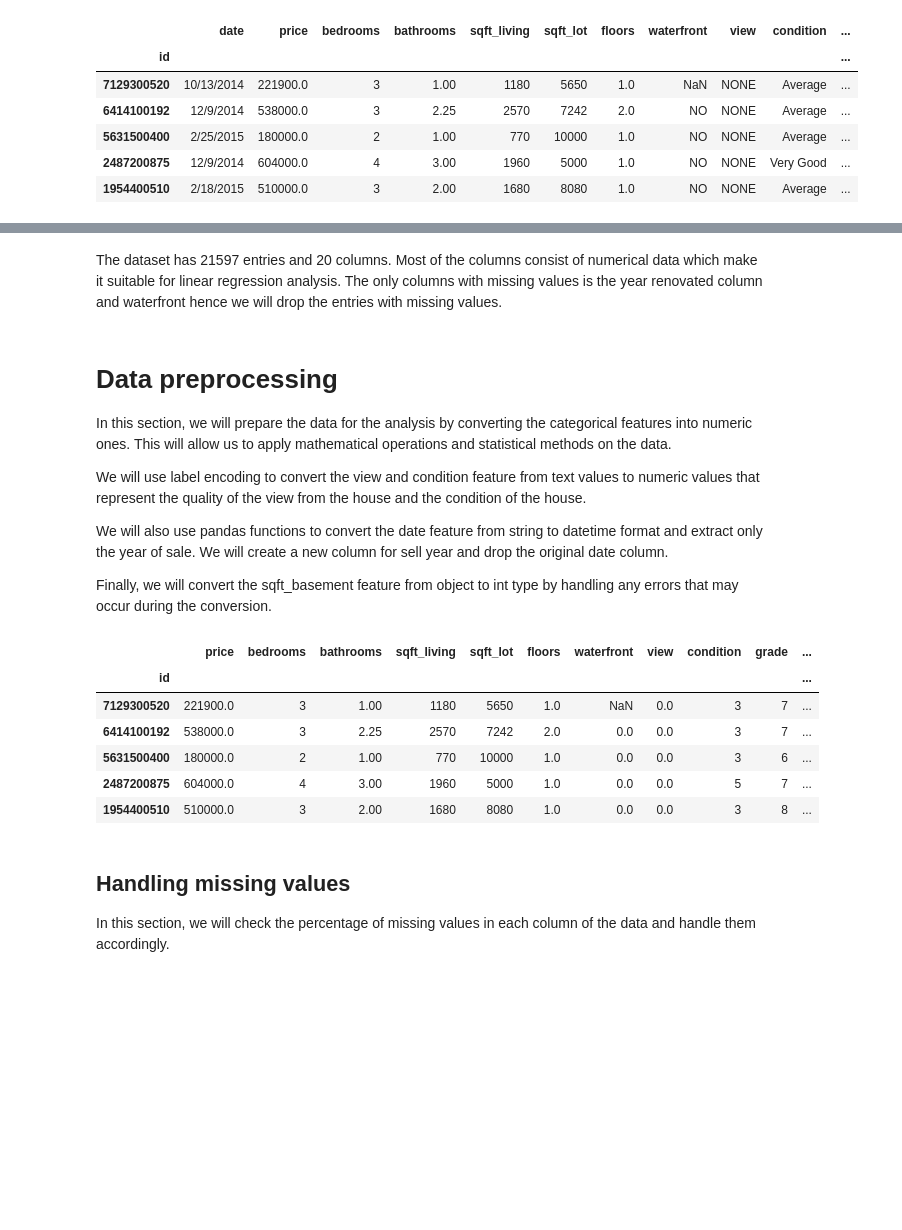
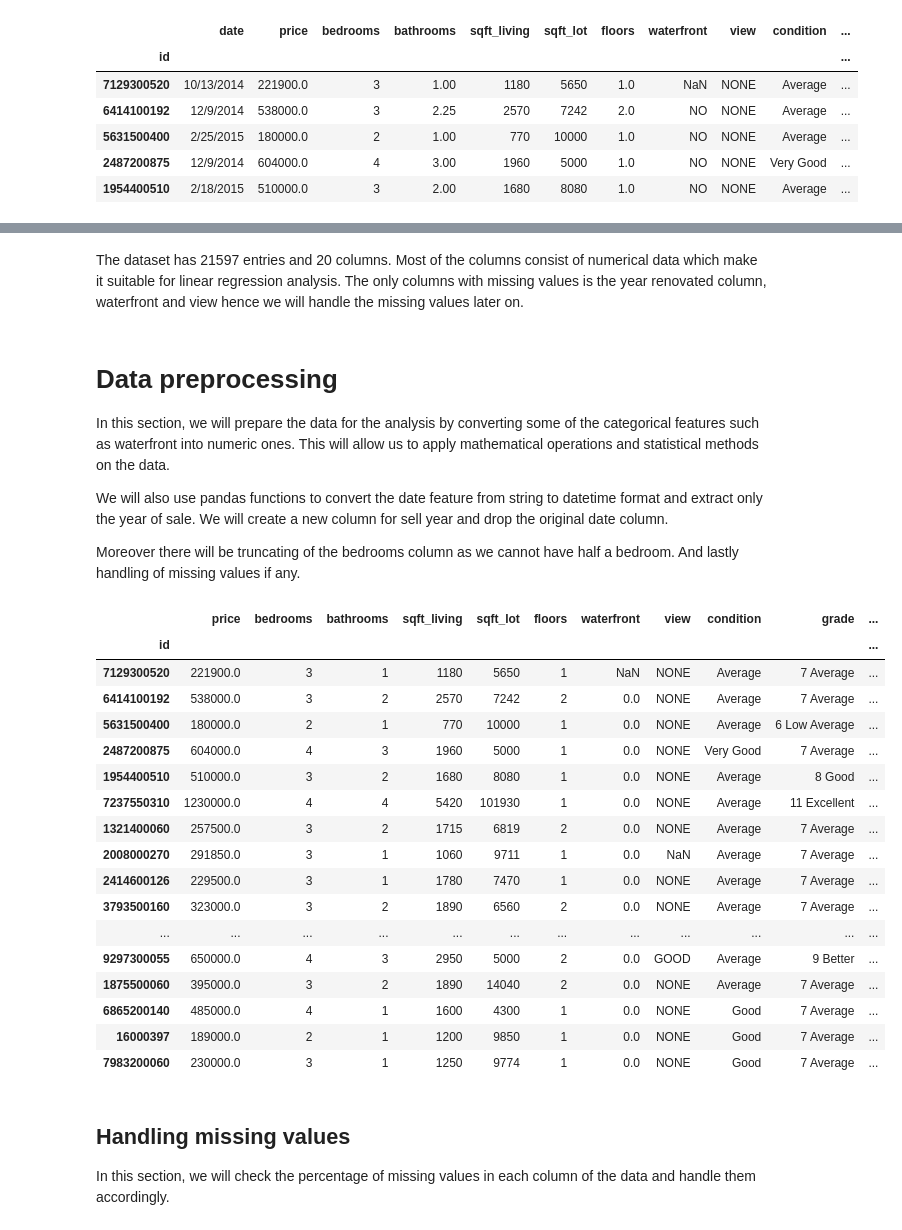
Before and after one commit to FrankOyugi/phase-2-project-real-estate-data-analysis, a Jupyter notebook: student.ipynb, the cells around one changed output, grey strips where cells are left out. Saved outputs shown, nothing was run; the diff lists cells and outputs as text; code cells hidden in the pictures; blank space fills up the shorter version.

Commit message:
correct transformed values and change back to categorical variables

```diff
--- a/student.ipynb
+++ b/student.ipynb
@@ -117,13 +132,12 @@ dtypes: float64(6), int64(8), object(6)
 memory usage: 3.5+ MB
 # %% [markdown]
 The dataset has 21597 entries and 20 columns. Most of the columns consist of numerical data which make it suitable for linear regression analysis.
-The only columns with missing values is the year renovated column and waterfront hence we will drop the entries with missing values.
+The only columns with missing values is the year renovated column, waterfront and view hence we will handle the  missing values later on.
 # %% [markdown]
 # Data preprocessing
-In this section, we will prepare the data for the analysis by converting the categorical features into numeric ones. This will allow us to apply mathematical operations and statistical methods on the data.
-
-We will use label encoding to convert the view and condition feature from text values to numeric values that represent the quality of the view from the house and the condition of the house.
+In this section, we will prepare the data for the analysis by converting some of the categorical features such as waterfront into numeric ones. This will allow us to apply mathematical operations and statistical methods on the data.
 
 We will also use pandas functions to convert the date feature from string to datetime format and extract only the year of sale. We will create a new column for sell year and drop the original date column.
 
-Finally, we will convert the sqft_basement feature from object to int type by handling any errors that may occur during the conversion.
+Moreover there will be truncating of the bedrooms column as we cannot have half a bedroom.
+And lastly handling of missing values if any.
@@ -133,17 +144,6 @@ data['view'].replace(to_replace=['NONE', 'AVERAGE', 'GOOD', 'FAIR', 'EXCELLENT']
-# %%
-# Condition' column transformation to integer
-data['condition'].replace(to_replace=['Poor', 'Fair', 'Average', 'Good', 'Very Good'], value=[1, 2, 3, 4, 5], inplace=True)
-# %%
-#Grade' column transformation
-data['grade'].replace(to_replace=['7 Average', '6 Low Average', '8 Good', '11 Excellent', '9 Better',
-       '5 Fair', '10 Very Good', '12 Luxury', '4 Low', '3 Poor',
-       '13 Mansion'], value=[7, 6, 8, 11, 9, 5, 10, 12, 4, 3, 13], inplace=True)
 # %%
 #Waterfront' column transformation
 data['waterfront'].replace(to_replace=['NO', 'YES'], value=[0, 1], inplace=True)
-# %%
-#Changing the sqft_basement from object to int
-data['sqft_basement'] = pd.to_numeric(data['sqft_basement'], errors='coerce')
 # %%
 #Changing the date to date time
 data['date'] = pd.to_datetime(data['date'])
@@ -154,5 +154,5 @@ data.date = data['date'].dt.year
 data['sell_yr'] = pd.to_datetime(data['date'],format='%Y').dt.year
 data.drop(columns='date', inplace=True)
 # %%
-#Drop unnecessary columns
-data.drop(columns=[ 'lat', 'long','sqft_lot15'], inplace=True)
+#Drop unnecessary columns to reduce the lneght of interpretation in our model
+data.drop(columns=[ 'lat', 'long','sqft_lot15', 'zipcode', 'sqft_basement','sqft_living15', 'sqft_above'], inplace=True)
@@ -159,13 +169,24 @@ data.drop(columns=[ 'lat', 'long','sqft_lot15'], inplace=True)
 # %%
-data.head()
+data.head(20)
 # %% [output]
 |  | price | bedrooms | bathrooms | sqft_living | sqft_lot | floors | waterfront | view | condition | grade | ... |
 | id |  |  |  |  |  |  |  |  |  |  | ... |
-| 7129300520 | 221900.0 | 3 | 1.00 | 1180 | 5650 | 1.0 | NaN | 0.0 | 3 | 7 | ... |
-| 6414100192 | 538000.0 | 3 | 2.25 | 2570 | 7242 | 2.0 | 0.0 | 0.0 | 3 | 7 | ... |
-| 5631500400 | 180000.0 | 2 | 1.00 | 770 | 10000 | 1.0 | 0.0 | 0.0 | 3 | 6 | ... |
-| 2487200875 | 604000.0 | 4 | 3.00 | 1960 | 5000 | 1.0 | 0.0 | 0.0 | 5 | 7 | ... |
-| 1954400510 | 510000.0 | 3 | 2.00 | 1680 | 8080 | 1.0 | 0.0 | 0.0 | 3 | 8 | ... |
+| 7129300520 | 221900.0 | 3 | 1 | 1180 | 5650 | 1 | NaN | NONE | Average | 7 Average | ... |
+| 6414100192 | 538000.0 | 3 | 2 | 2570 | 7242 | 2 | 0.0 | NONE | Average | 7 Average | ... |
+| 5631500400 | 180000.0 | 2 | 1 | 770 | 10000 | 1 | 0.0 | NONE | Average | 6 Low Average | ... |
+| 2487200875 | 604000.0 | 4 | 3 | 1960 | 5000 | 1 | 0.0 | NONE | Very Good | 7 Average | ... |
+| 1954400510 | 510000.0 | 3 | 2 | 1680 | 8080 | 1 | 0.0 | NONE | Average | 8 Good | ... |
+| 7237550310 | 1230000.0 | 4 | 4 | 5420 | 101930 | 1 | 0.0 | NONE | Average | 11 Excellent | ... |
+| 1321400060 | 257500.0 | 3 | 2 | 1715 | 6819 | 2 | 0.0 | NONE | Average | 7 Average | ... |
+| 2008000270 | 291850.0 | 3 | 1 | 1060 | 9711 | 1 | 0.0 | NaN | Average | 7 Average | ... |
+| 2414600126 | 229500.0 | 3 | 1 | 1780 | 7470 | 1 | 0.0 | NONE | Average | 7 Average | ... |
+| 3793500160 | 323000.0 | 3 | 2 | 1890 | 6560 | 2 | 0.0 | NONE | Average | 7 Average | ... |
+| ... | ... | ... | ... | ... | ... | ... | ... | ... | ... | ... | ... |
+| 9297300055 | 650000.0 | 4 | 3 | 2950 | 5000 | 2 | 0.0 | GOOD | Average | 9 Better | ... |
+| 1875500060 | 395000.0 | 3 | 2 | 1890 | 14040 | 2 | 0.0 | NONE | Average | 7 Average | ... |
+| 6865200140 | 485000.0 | 4 | 1 | 1600 | 4300 | 1 | 0.0 | NONE | Good | 7 Average | ... |
+| 16000397 | 189000.0 | 2 | 1 | 1200 | 9850 | 1 | 0.0 | NONE | Good | 7 Average | ... |
+| 7983200060 | 230000.0 | 3 | 1 | 1250 | 9774 | 1 | 0.0 | NONE | Good | 7 Average | ... |
 # %% [markdown]
 ## Handling missing values
 In this section, we will check the percentage of missing values in each column of the data and handle them accordingly.
```
Also changed, not shown: parts of 12 cells of this notebook.
